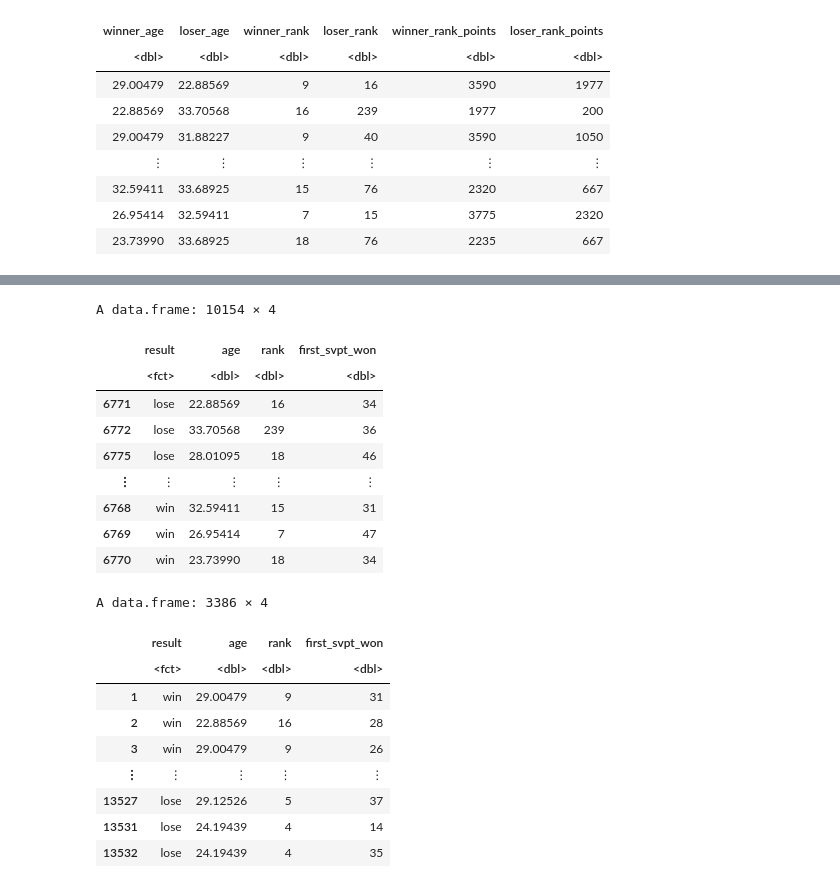
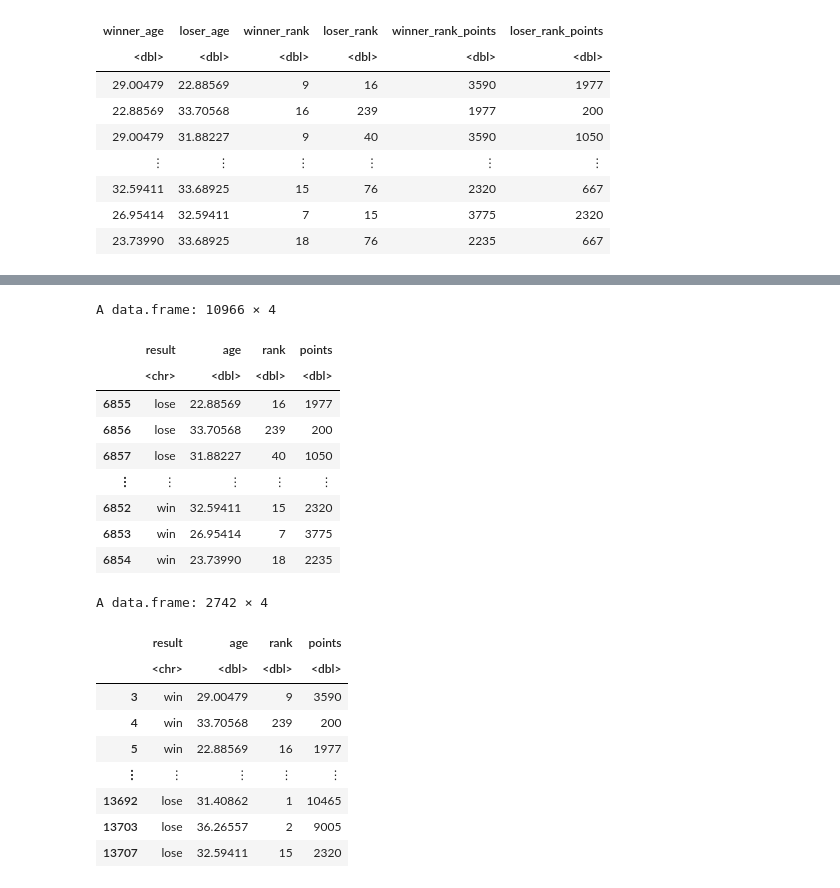
Before and after one commit to JianyiC/group54_work, a Jupyter notebook: proposal.ipynb, the cells around one changed output, grey strips where cells are left out. Drawn from its saved outputs; the diff is of its cells as text; code cells hidden in the pictures.

```diff
--- a/proposal.ipynb
+++ b/proposal.ipynb
@@ -92,28 +83,28 @@ A data.frame: 6854 × 4
-# %%
-data_split <- initial_split(data, prop = 0.75, strata = result)
-atp_train <- training(data_split)
-atp_test <- testing(data_split)
-
-atp_train
-atp_test
-# %% [output]
-A data.frame: 10154 × 4
-|  | result | age | rank | first_svpt_won |
-|  | <fct> | <dbl> | <dbl> | <dbl> |
-| 6771 | lose | 22.88569 | 16 | 34 |
-| 6772 | lose | 33.70568 | 239 | 36 |
-| 6775 | lose | 28.01095 | 18 | 46 |
-| ⋮ | ⋮ | ⋮ | ⋮ | ⋮ |
-| 6768 | win | 32.59411 | 15 | 31 |
-| 6769 | win | 26.95414 | 7 | 47 |
-| 6770 | win | 23.73990 | 18 | 34 |
-A data.frame: 3386 × 4
-|  | result | age | rank | first_svpt_won |
-|  | <fct> | <dbl> | <dbl> | <dbl> |
-| 1 | win | 29.00479 | 9 | 31 |
-| 2 | win | 22.88569 | 16 | 28 |
-| 3 | win | 29.00479 | 9 | 26 |
-| ⋮ | ⋮ | ⋮ | ⋮ | ⋮ |
-| 13527 | lose | 29.12526 | 5 | 37 |
-| 13531 | lose | 24.19439 | 4 | 14 |
-| 13532 | lose | 24.19439 | 4 | 35 |
+# %%
+data_split <- initial_split(combined_data, prop = 0.8, strata = result)
+result_train <- training(data_split)
+result_test <- testing(data_split)
+
+result_train
+result_test
+# %% [output]
+A data.frame: 10966 × 4
+|  | result | age | rank | points |
+|  | <chr> | <dbl> | <dbl> | <dbl> |
+| 6855 | lose | 22.88569 | 16 | 1977 |
+| 6856 | lose | 33.70568 | 239 | 200 |
+| 6857 | lose | 31.88227 | 40 | 1050 |
+| ⋮ | ⋮ | ⋮ | ⋮ | ⋮ |
+| 6852 | win | 32.59411 | 15 | 2320 |
+| 6853 | win | 26.95414 | 7 | 3775 |
+| 6854 | win | 23.73990 | 18 | 2235 |
+A data.frame: 2742 × 4
+|  | result | age | rank | points |
+|  | <chr> | <dbl> | <dbl> | <dbl> |
+| 3 | win | 29.00479 | 9 | 3590 |
+| 4 | win | 33.70568 | 239 | 200 |
+| 5 | win | 22.88569 | 16 | 1977 |
+| ⋮ | ⋮ | ⋮ | ⋮ | ⋮ |
+| 13692 | lose | 31.40862 | 1 | 10465 |
+| 13703 | lose | 36.26557 | 2 | 9005 |
+| 13707 | lose | 32.59411 | 15 | 2320 |
```
Also changed, not shown: parts of 4 cells of this notebook.
